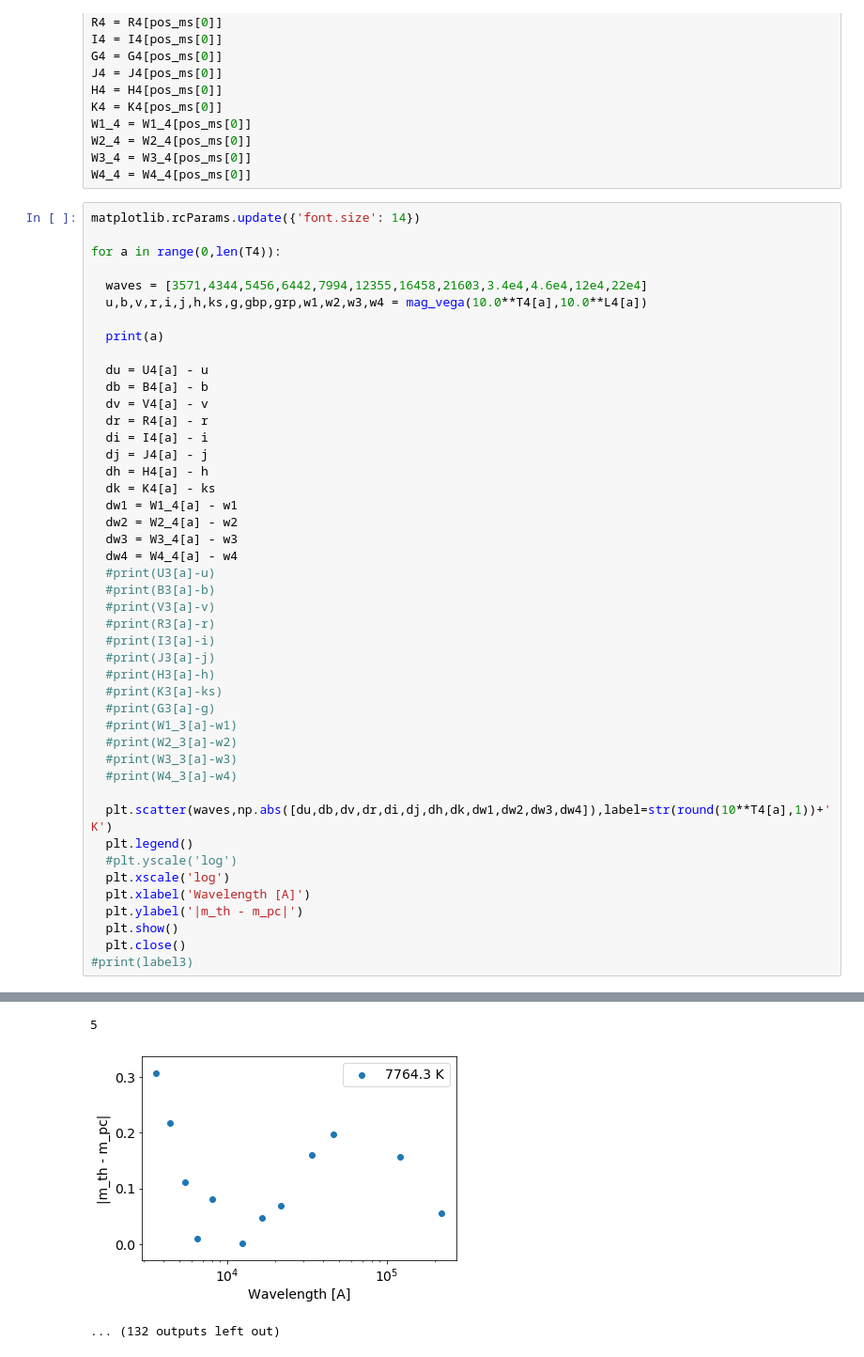
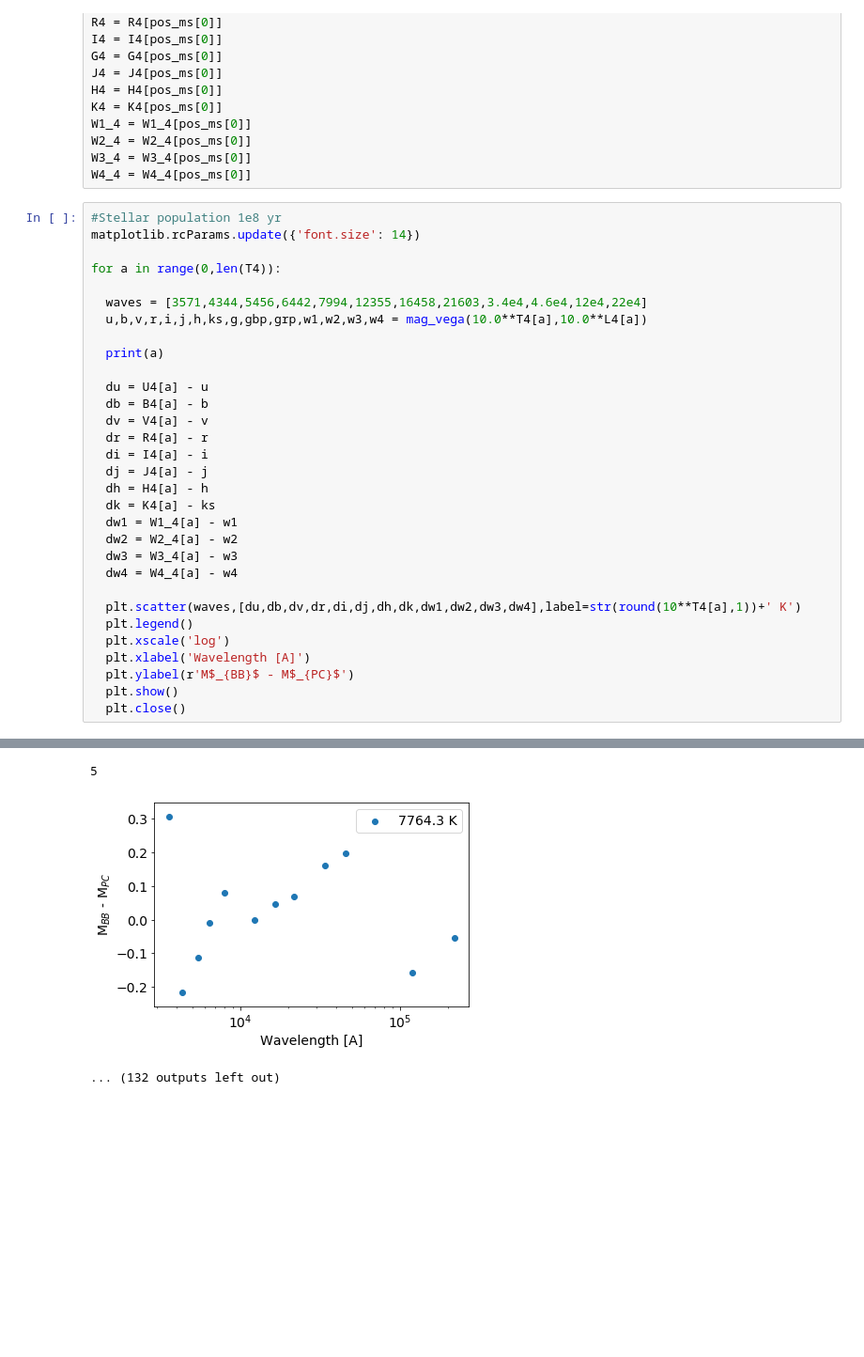
Before and after one commit to suafle/useful_codes, a Jupyter notebook: checking_bb.ipynb, the cells around one changed output, grey strips where cells are left out. Shown at 94% size. Saved outputs shown, nothing was run; the diff lists cells and outputs as text; blank space fills up the shorter version.

```diff
--- a/checking_bb.ipynb
+++ b/checking_bb.ipynb
@@ -690,6 +692,7 @@ W2_4 = W2_4[pos_ms[0]]
 W3_4 = W3_4[pos_ms[0]]
 W4_4 = W4_4[pos_ms[0]]
 # %%
+#Stellar population 1e8 yr
 matplotlib.rcParams.update({'font.size': 14})
 
 for a in range(0,len(T4)):
@@ -711,28 +714,13 @@ for a in range(0,len(T4)):
   dw2 = W2_4[a] - w2
   dw3 = W3_4[a] - w3
   dw4 = W4_4[a] - w4
-  #print(U3[a]-u)
-  #print(B3[a]-b)
-  #print(V3[a]-v)
-  #print(R3[a]-r)
-  #print(I3[a]-i)
-  #print(J3[a]-j)
-  #print(H3[a]-h)
-  #print(K3[a]-ks)
-  #print(G3[a]-g)
-  #print(W1_3[a]-w1)
-  #print(W2_3[a]-w2)
-  #print(W3_3[a]-w3)
-  #print(W4_3[a]-w4)
 
-  plt.scatter(waves,np.abs([du,db,dv,dr,di,dj,dh,dk,dw1,dw2,dw3,dw4]),label=str(round(10**T4[a],1))+' K')
+  plt.scatter(waves,[du,db,dv,dr,di,dj,dh,dk,dw1,dw2,dw3,dw4],label=str(round(10**T4[a],1))+' K')
   plt.legend()
-  #plt.yscale('log')
   plt.xscale('log')
   plt.xlabel('Wavelength [A]')
-  plt.ylabel('|m_th - m_pc|')
+  plt.ylabel(r'M$_{BB}$ - M$_{PC}$')
   plt.show()
   plt.close()
-#print(label3)
 # %% [output]
 0
@@ -748,3 +736,3 @@ for a in range(0,len(T4)):
 5
-[figure, old version]
+[figure, new version]
 ... (132 outputs left out)
```
Also changed, not shown: parts of 7 cells of this notebook.
